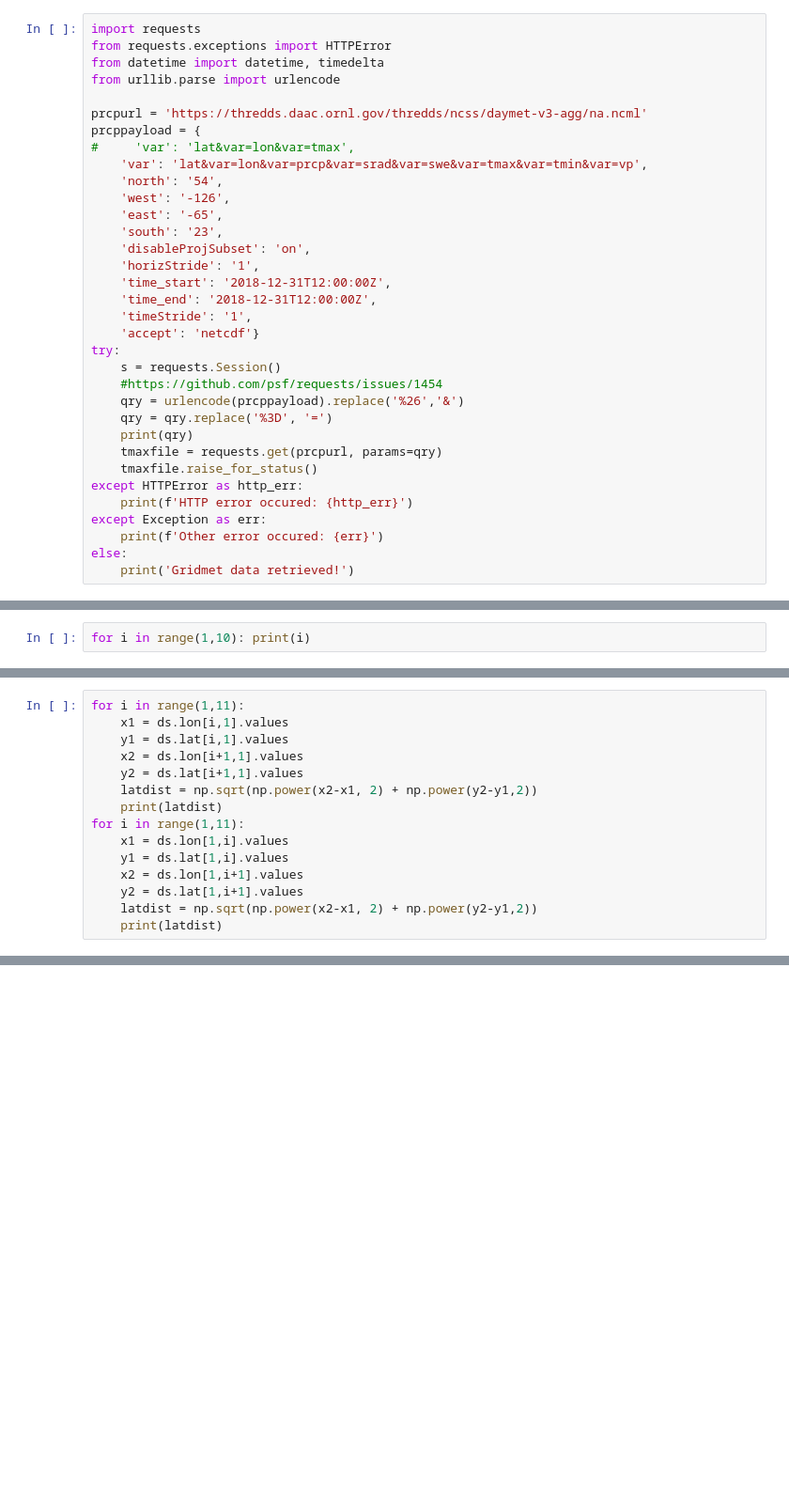
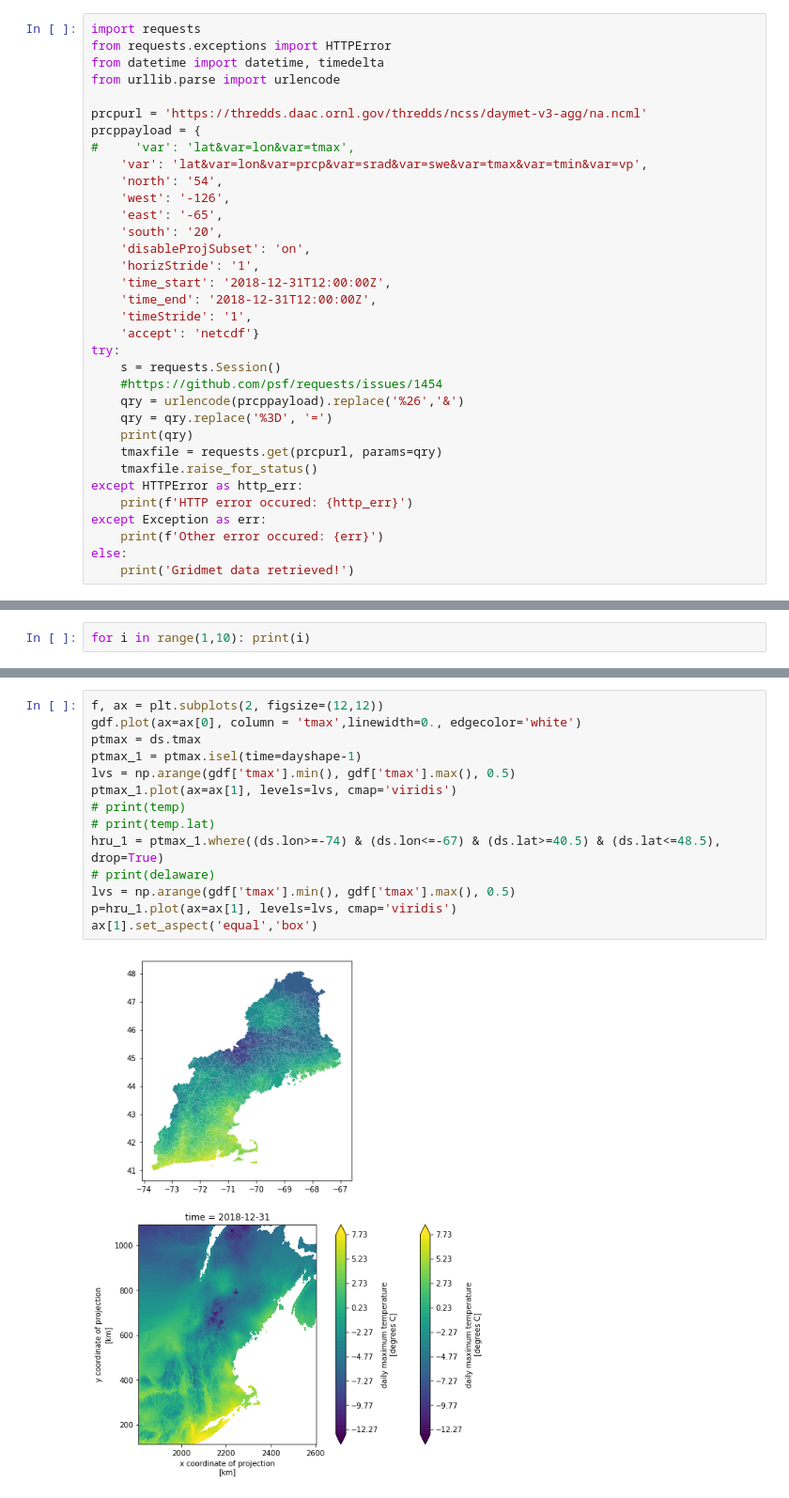
Before and after one commit to nhm-usgs/onhm-fetcher-parser, a Jupyter notebook: notebooks/Daymet_test_1.ipynb, the cells around one changed output, grey strips where cells are left out. Shown at 94% size. Drawn from its saved outputs; the diff is of its cells as text; blank space fills up the shorter version.

```diff
--- a/notebooks/Daymet_test_1.ipynb
+++ b/notebooks/Daymet_test_1.ipynb
@@ -75,7 +75,7 @@ prcppayload = {
     'north': '54',
     'west': '-126',
     'east': '-65',
-    'south': '23',
+    'south': '20',
     'disableProjSubset': 'on',
     'horizStride': '1',
     'time_start': '2018-12-31T12:00:00Z',
@@ -528,15 +611,0 @@ print(latdist*4)
-# %%
-for i in range(1,11):
-    x1 = ds.lon[i,1].values
-    y1 = ds.lat[i,1].values
-    x2 = ds.lon[i+1,1].values
-    y2 = ds.lat[i+1,1].values
-    latdist = np.sqrt(np.power(x2-x1, 2) + np.power(y2-y1,2))
-    print(latdist)
-for i in range(1,11):
-    x1 = ds.lon[1,i].values
-    y1 = ds.lat[1,i].values
-    x2 = ds.lon[1,i+1].values
-    y2 = ds.lat[1,i+1].values
-    latdist = np.sqrt(np.power(x2-x1, 2) + np.power(y2-y1,2))
-    print(latdist)
@@ -565,0 +719,16 @@ print(change_in_latitude(4000.0), change_in_longitude(40, 4000.0))
+# %%
+f, ax = plt.subplots(2, figsize=(12,12))
+gdf.plot(ax=ax[0], column = 'tmax',linewidth=0., edgecolor='white')
+ptmax = ds.tmax
+ptmax_1 = ptmax.isel(time=dayshape-1)
+lvs = np.arange(gdf['tmax'].min(), gdf['tmax'].max(), 0.5)
+ptmax_1.plot(ax=ax[1], levels=lvs, cmap='viridis')
+# print(temp)
+# print(temp.lat)
+hru_1 = ptmax_1.where((ds.lon>=-74) & (ds.lon<=-67) & (ds.lat>=40.5) & (ds.lat<=48.5), drop=True)
+# print(delaware)
+lvs = np.arange(gdf['tmax'].min(), gdf['tmax'].max(), 0.5)
+p=hru_1.plot(ax=ax[1], levels=lvs, cmap='viridis')
+ax[1].set_aspect('equal','box')
+# %% [output]
+[figure, added]
```
Also changed, not shown: parts of 44 cells of this notebook, 7 other files.
